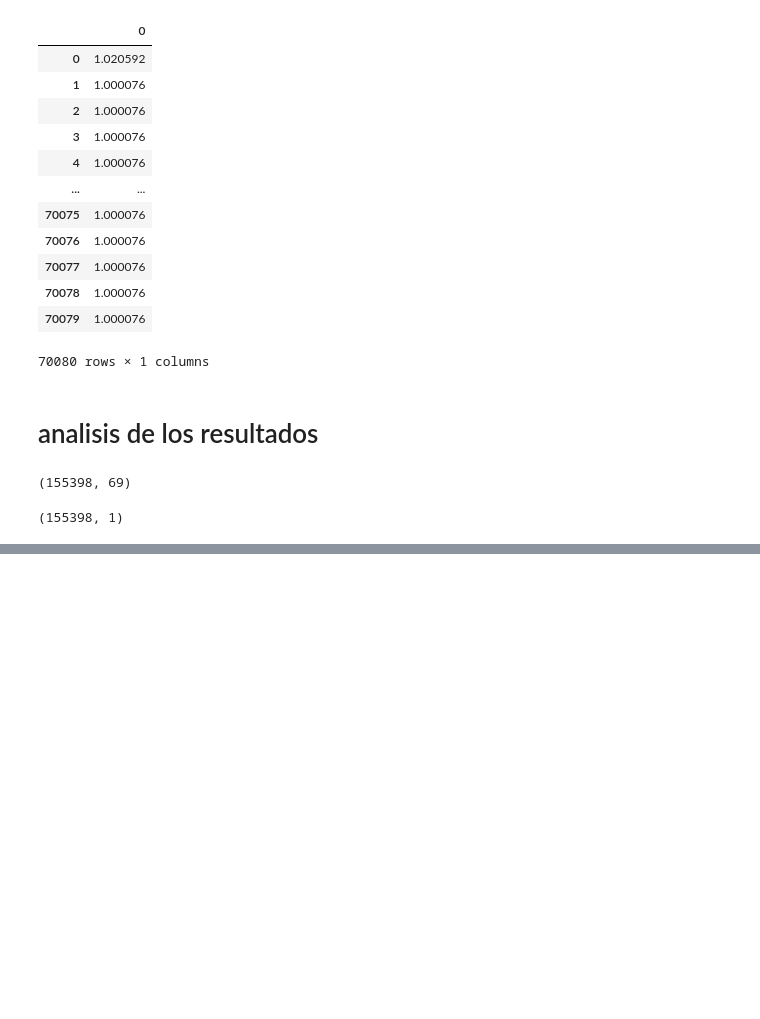
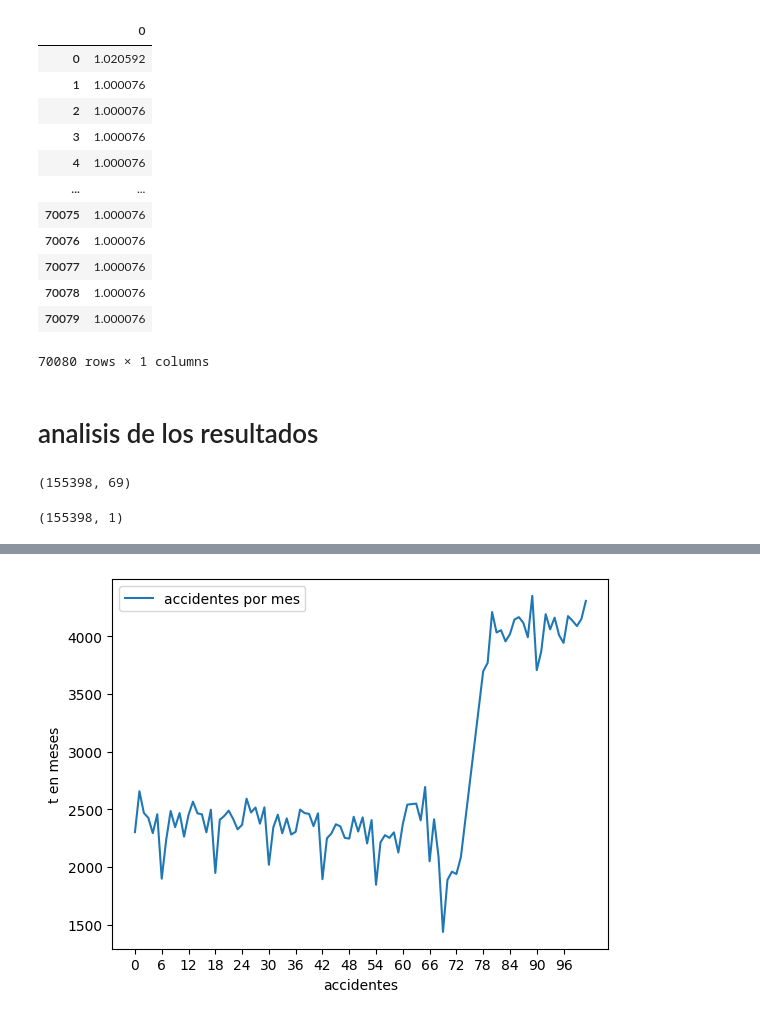
Before and after one commit to joscanoga/prediccion-de-incidentes-viales-en-la-ciudad-de-Medellin, a Jupyter notebook: notebookfinal.ipynb, the cells around one changed output, grey strips where cells are left out. Drawn from its saved outputs; the diff is of its cells as text; code cells hidden in the pictures; blank space fills up the shorter version.

```diff
--- a/notebookfinal.ipynb
+++ b/notebookfinal.ipynb
@@ -777,6 +770,7 @@ datos.shape
 (155398, 69)
 # %%
 resultados=pd.concat([pd.DataFrame(Y_train_pred),pd.DataFrame(Y_test_pred),prediccion_final], ignore_index=True)
+resultados.columns=["CANTIDAD_PRED",]
 resultados.shape
 # %% [output]
 (155398, 1)
@@ -792,0 +777,3 @@ print(X_train.shape,X_test.shape,X_test_final.shape)
+# %%
+datos=datos.join(resultados)
+datos
@@ -792,0 +794,3 @@ print(X_train.shape,X_test.shape,X_test_final.shape)
+# %%
+datos["CANTIDAD_PRED"]=datos["CANTIDAD_PRED"].apply(lambda x : round(x,0))
+datos
@@ -792,0 +813,4 @@ print(X_train.shape,X_test.shape,X_test_final.shape)
+# %%
+meses=datos.groupby(["t"]).sum()
+meses.reset_index(inplace=True)
+meses
@@ -792,0 +831,11 @@ print(X_train.shape,X_test.shape,X_test_final.shape)
+# %%
+plt.figure()
+plt.xlabel('accidentes')
+plt.ylabel('t en meses')
+plt.plot(meses["t"], meses["CANTIDAD_PRED"],
+           label='accidentes por mes')
+plt.xticks(range(0, 101, 6))
+plt.legend()
+plt.show()
+# %% [output]
+[figure, added]
```
Also changed, not shown: parts of 26 cells of this notebook.
